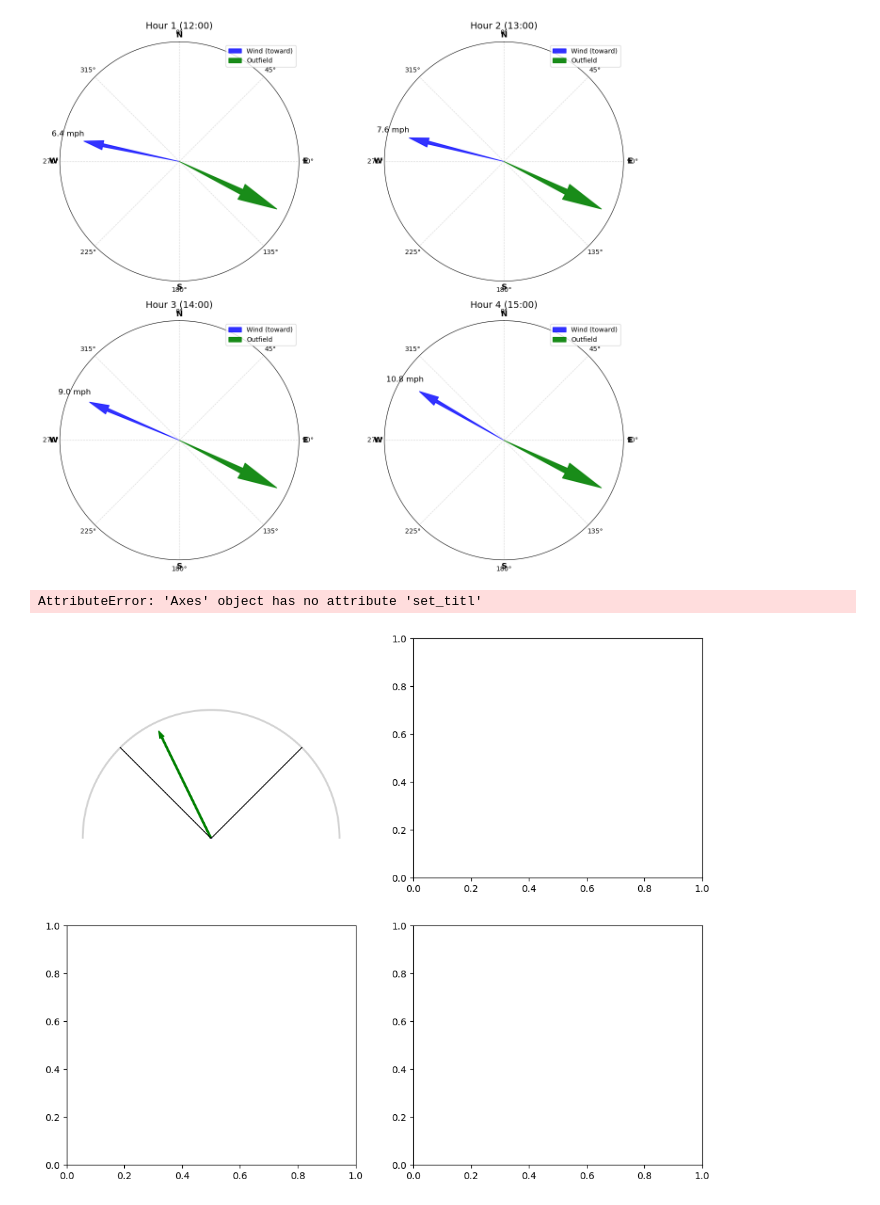
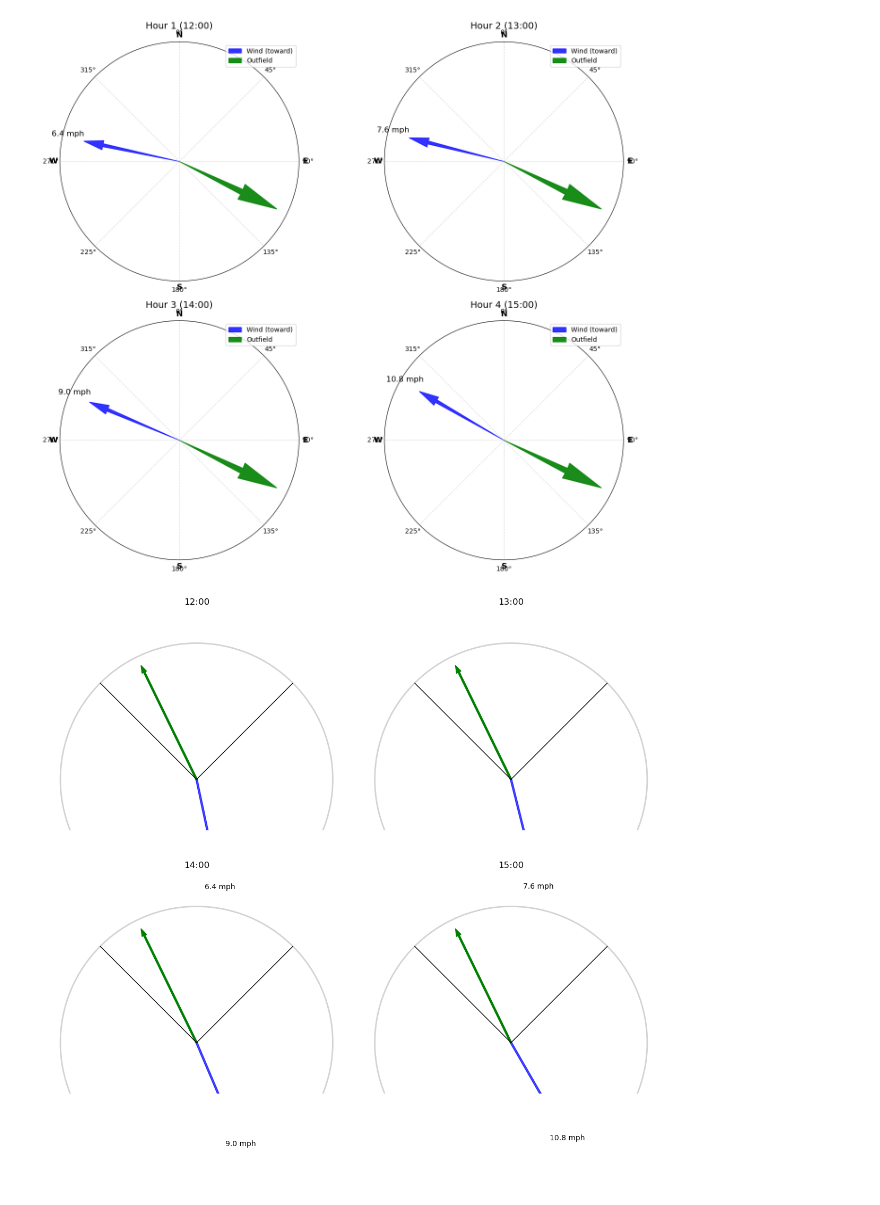
Before and after one commit to rpatel12438/mlb-wind-correlation, a Jupyter notebook: MLBwindCorrelation.ipynb, the cells around one changed output. Cells and saved outputs as stored; diff of their text form; code cells hidden in the pictures.

Commit message:
Fixed error where wind arrow would not show if it was blowing backwards

```diff
--- a/MLBwindCorrelation.ipynb
+++ b/MLBwindCorrelation.ipynb
@@ -303,43 +303,49 @@ def draw_basic_field(ax):
         ax.plot([0, x], [0, y], color='black', lw=1)
 
     ax.set_xlim(-450, 450)
-    ax.set_ylim(0, 500)
+    ax.set_ylim(-150, 500)  # Extend y-limits to allow arrows pointing down
     ax.set_aspect('equal')
     ax.axis('off')
 
-# Layout
+# Assume filtered_wind and outfield_direction_deg are defined elsewhere
 num_hours = len(filtered_wind)
 cols = 2
 rows = math.ceil(num_hours / cols)
 fig, axes = plt.subplots(rows, cols, figsize=(6 * cols, 5 * rows))
 axes = axes.flatten()
 
 for i, entry in enumerate(filtered_wind):
     ax = axes[i]
     draw_basic_field(ax)
 
     # Outfield direction (green)
     if outfield_direction_deg is not None:
         rad = np.deg2rad(outfield_direction_deg)
         ax.arrow(0, 0,
                  350 * np.cos(rad), 350 * np.sin(rad),
                  color='green', width=5, label='Outfield')
 
-    # Wind direction (blue)
+    # Wind direction (blue) — add 180° to get direction TO where wind blows
     wind_toward_deg = (entry["direction_deg"] + 180) % 360
     rad_wind = np.deg2rad(wind_toward_deg)
     ax.arrow(0, 0,
              300 * np.cos(rad_wind), 300 * np.sin(rad_wind),
              color='blue', width=5, alpha=0.7, label='Wind')
 
-    # Wind speed text
+    # Wind speed text, placed slightly beyond arrow tip
     x_text = 330 * np.cos(rad_wind)
     y_text = 330 * np.sin(rad_wind)
     ax.text(x_text, y_text, f"{entry['speed_mph']:.1f} mph", fontsize=10, ha='center', color='black')
 
-    # Title
+    # Title showing time label (last 5 chars of entry time)
     time_label = entry["time"][-5:]
-    ax.set_titl
+    ax.set_title(time_label, fontsize=12)
+
+# Hide any unused subplots if num_hours < rows*cols
+for j in range(num_hours, rows * cols):
+    fig.delaxes(axes[j])
+
+plt.tight_layout()
+plt.show()
 # %% [output]
-AttributeError: 'Axes' object has no attribute 'set_titl'
-[figure, old version]
+[figure, new version]
```
